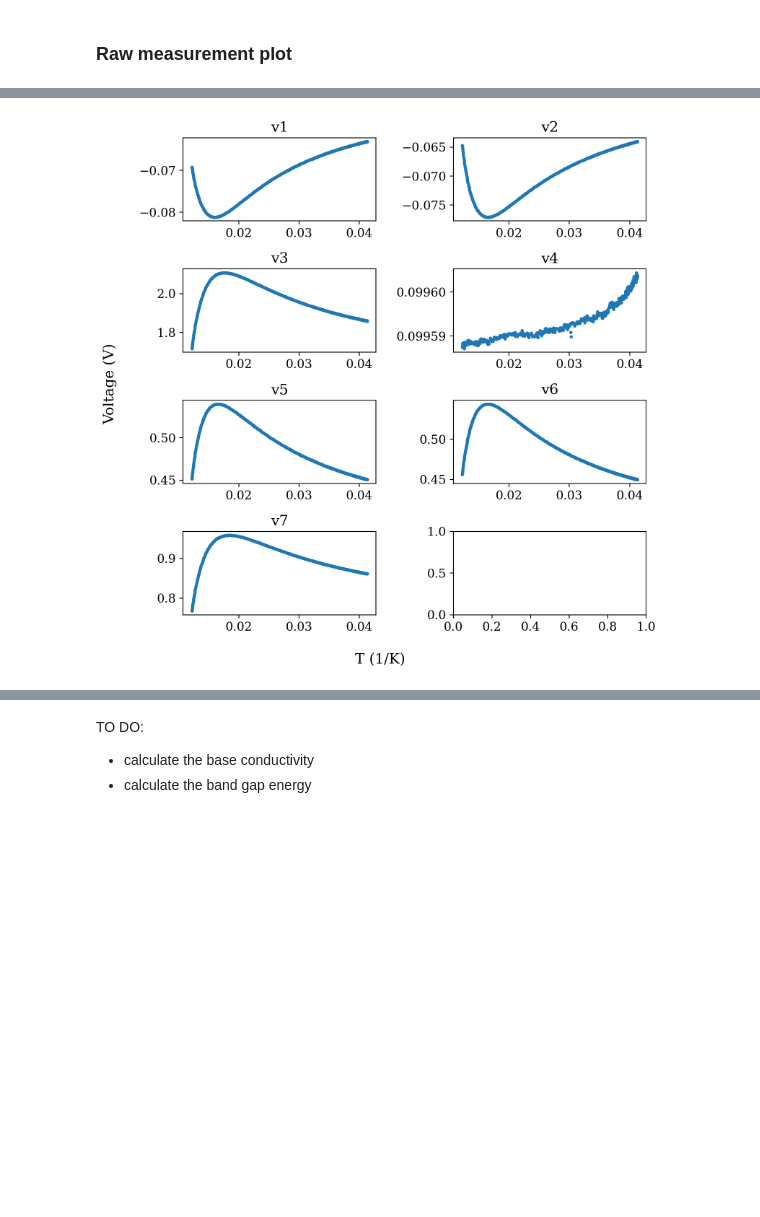
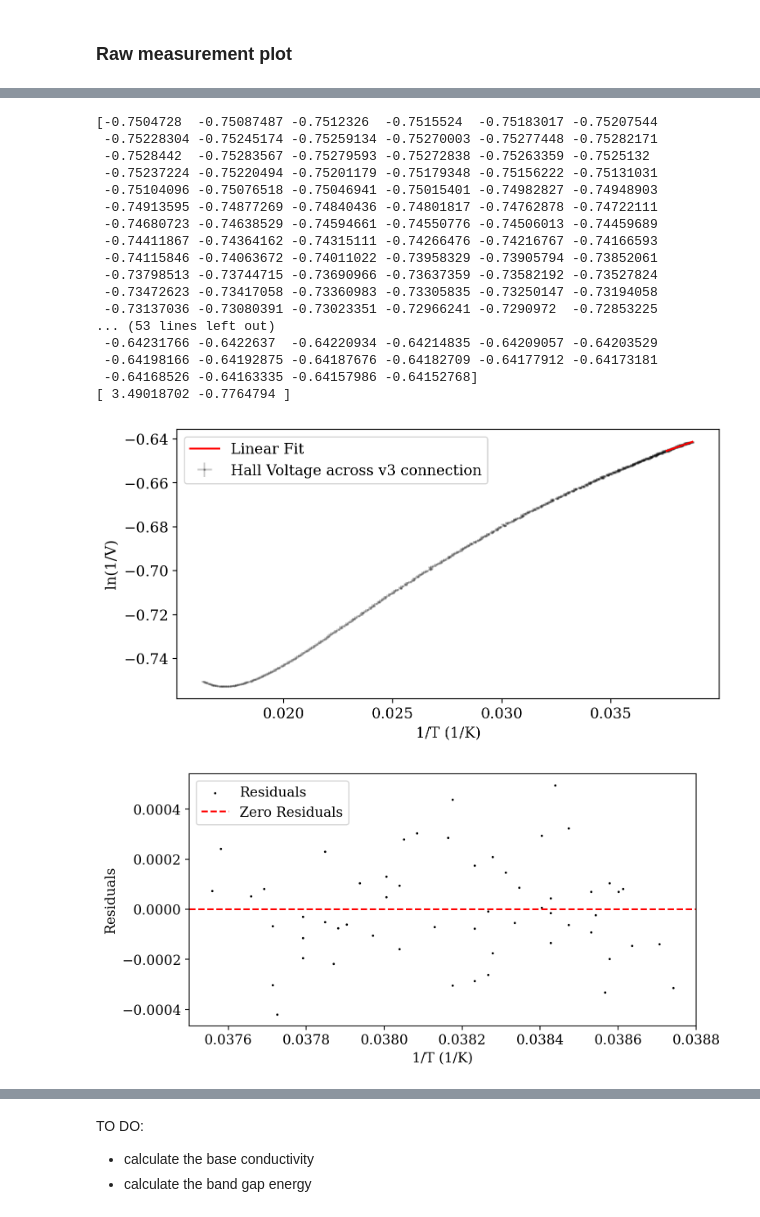
Before and after one commit to orpereira/PHYS469, a Jupyter notebook: hall_experiment/Hall_effect_analysis.ipynb, the cells around one changed output, grey strips where cells are left out. Cells and saved outputs as stored; diff of their text form; code cells hidden in the pictures; blank space fills up the shorter version.

```diff
--- a/hall_experiment/Hall_effect_analysis.ipynb
+++ b/hall_experiment/Hall_effect_analysis.ipynb
@@ -122,7 +121,30 @@ plt.legend(loc='upper left')
+# %%
+linear_fit(data_dict, 'v3')
+
+# FOR AUDREY;
+# I think the uncertainty on the Thermocouple is 0.0001, and 0.0000001 on V1
+# %% [output]
+[-0.7504728  -0.75087487 -0.7512326  -0.7515524  -0.75183017 -0.75207544
+ -0.75228304 -0.75245174 -0.75259134 -0.75270003 -0.75277448 -0.75282171
+ -0.7528442  -0.75283567 -0.75279593 -0.75272838 -0.75263359 -0.7525132
+ -0.75237224 -0.75220494 -0.75201179 -0.75179348 -0.75156222 -0.75131031
+ -0.75104096 -0.75076518 -0.75046941 -0.75015401 -0.74982827 -0.74948903
+ -0.74913595 -0.74877269 -0.74840436 -0.74801817 -0.74762878 -0.74722111
+ -0.74680723 -0.74638529 -0.74594661 -0.74550776 -0.74506013 -0.74459689
+ -0.74411867 -0.74364162 -0.74315111 -0.74266476 -0.74216767 -0.74166593
+ -0.74115846 -0.74063672 -0.74011022 -0.73958329 -0.73905794 -0.73852061
+ -0.73798513 -0.73744715 -0.73690966 -0.73637359 -0.73582192 -0.73527824
+ -0.73472623 -0.73417058 -0.73360983 -0.73305835 -0.73250147 -0.73194058
+ -0.73137036 -0.73080391 -0.73023351 -0.72966241 -0.7290972  -0.72853225
+... (53 lines left out)
+ -0.64231766 -0.6422637  -0.64220934 -0.64214835 -0.64209057 -0.64203529
+ -0.64198166 -0.64192875 -0.64187676 -0.64182709 -0.64177912 -0.64173181
+ -0.64168526 -0.64163335 -0.64157986 -0.64152768]
+[ 3.49018702 -0.7764794 ]
+[figure, added]
+[figure, added]
 # %%
-plot_voltage_temp(dict)
+plot_voltage_temp(data_dict)
-# %% [output]
-[figure, removed]
 # %% [markdown]
 <!--  -->
 # %% [markdown]
```
Also changed, not shown: parts of 18 cells of this notebook, 5 other files.
